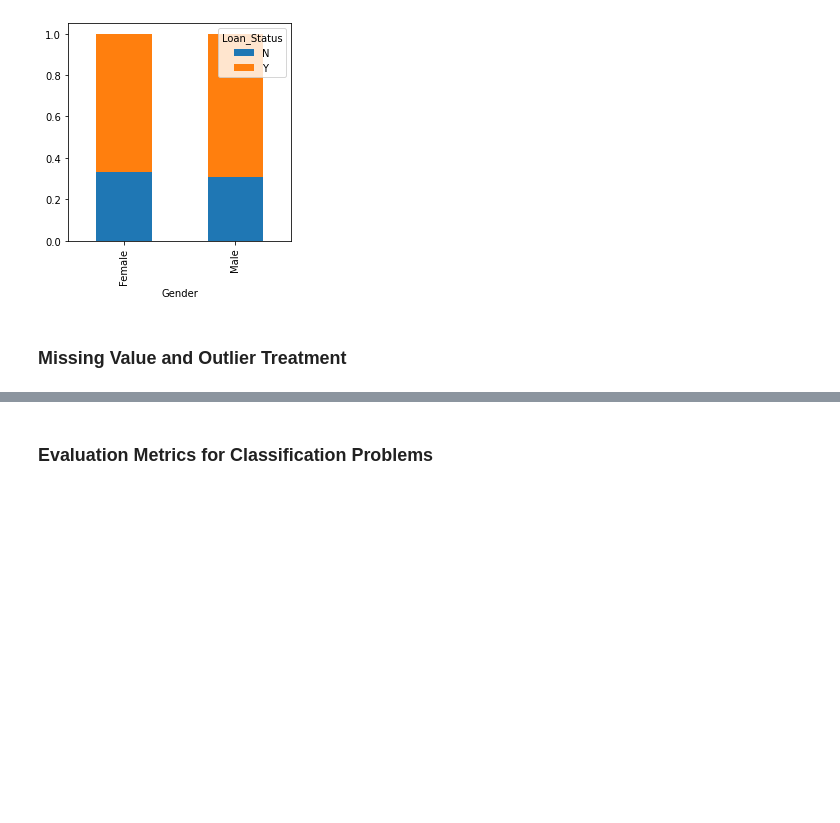
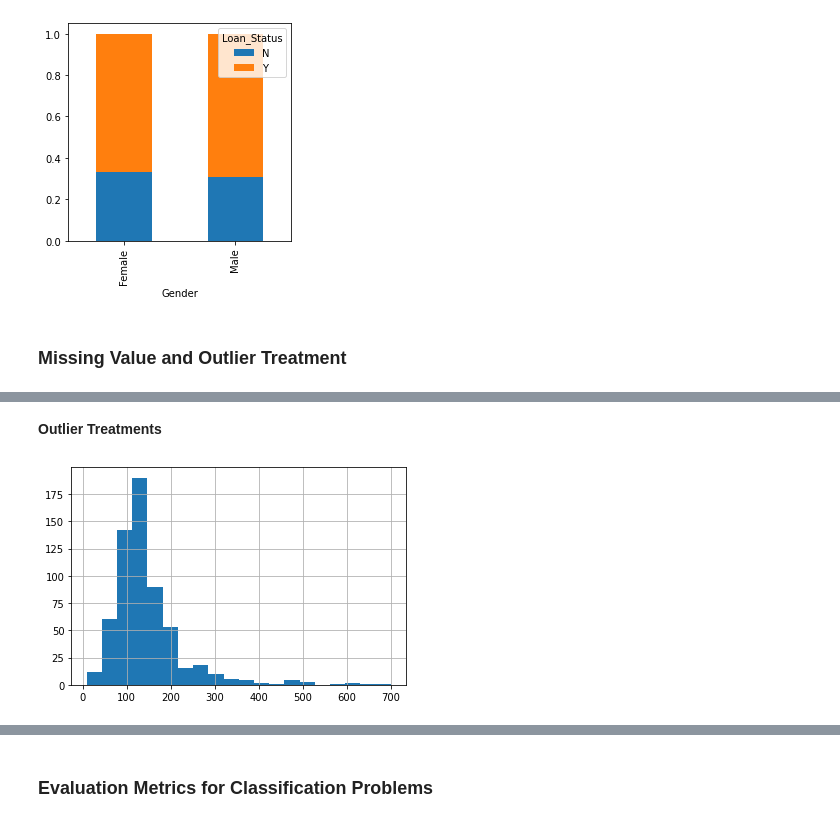
Before and after one commit to nsbisht/S2_Project_AoML_Comparative_Study_of_ML_Classification_Algorithms, a Jupyter notebook: Loan_Prediction/LP.ipynb, the cells around one changed output, grey strips where cells are left out. Cells and saved outputs as stored; diff of their text form; code cells hidden in the pictures; blank space fills up the shorter version.

```diff
--- a/Loan_Prediction/LP.ipynb
+++ b/Loan_Prediction/LP.ipynb
@@ -252,0 +278,35 @@ plt.show()
+# %%
+loan_data['Gender'].fillna(
+    loan_data[ 'Gender'].mode()[0],
+    inplace=True
+)
+
+loan_data['Married'].fillna(
+    loan_data['Married'].mode()[0],
+    inplace=True
+)
+
+loan_data['Dependents'].fillna(
+    loan_data[ 'Dependents'].mode()[0],
+    inplace=True
+)
+
+loan_data['Self_Employed'].fillna(
+    loan_data['Self_Employed'].mode()[0],
+    inplace=True
+)
+
+loan_data['Credit_History'].fillna(
+    loan_data['Credit_History'].mode()[0],
+    inplace=True
+)
+
+loan_data['Loan_Amount_Term'].fillna(
+    loan_data[ 'Loan_Amount_Term' ].mode()[0],
+    inplace=True
+)
+# %%
+loan_data['LoanAmount'].fillna(
+    loan_data['LoanAmount'].median(),
+    inplace=True
+)
@@ -252,0 +330,7 @@ plt.show()
+# %% [markdown]
+**Outlier Treatments**
+# %%
+loan_data['LoanAmount'].hist(bins=20)
+plt.show()
+# %% [output]
+[figure, added]
```
Also changed, not shown: parts of 18 cells of this notebook, 1 other file.
